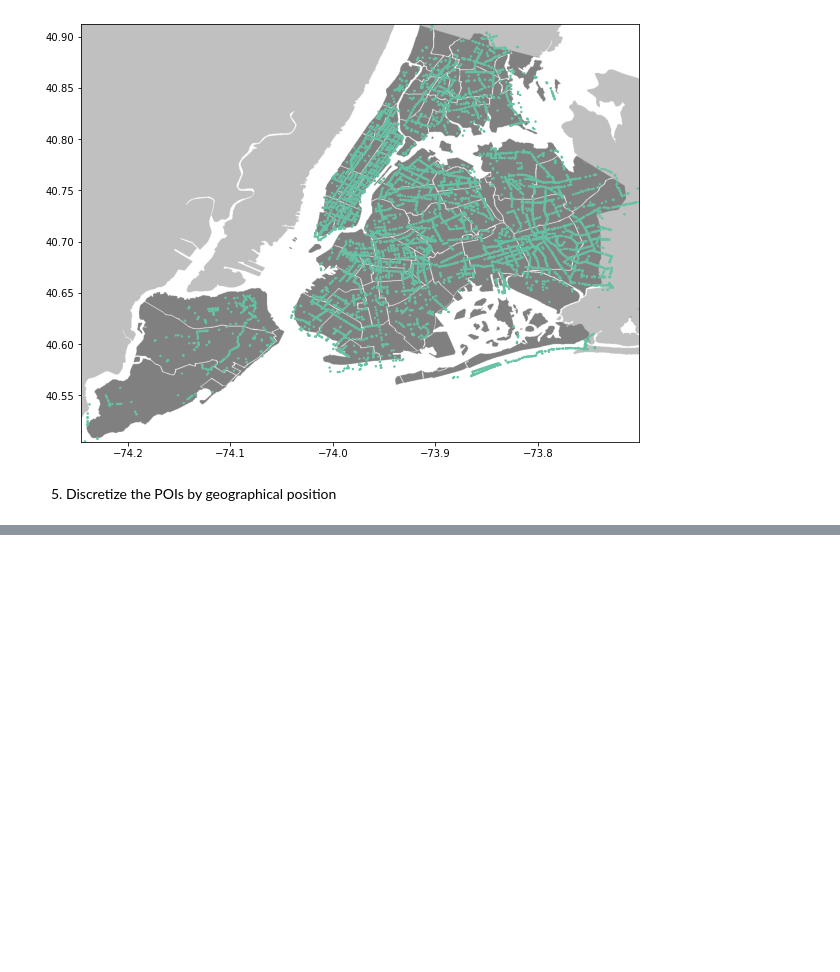
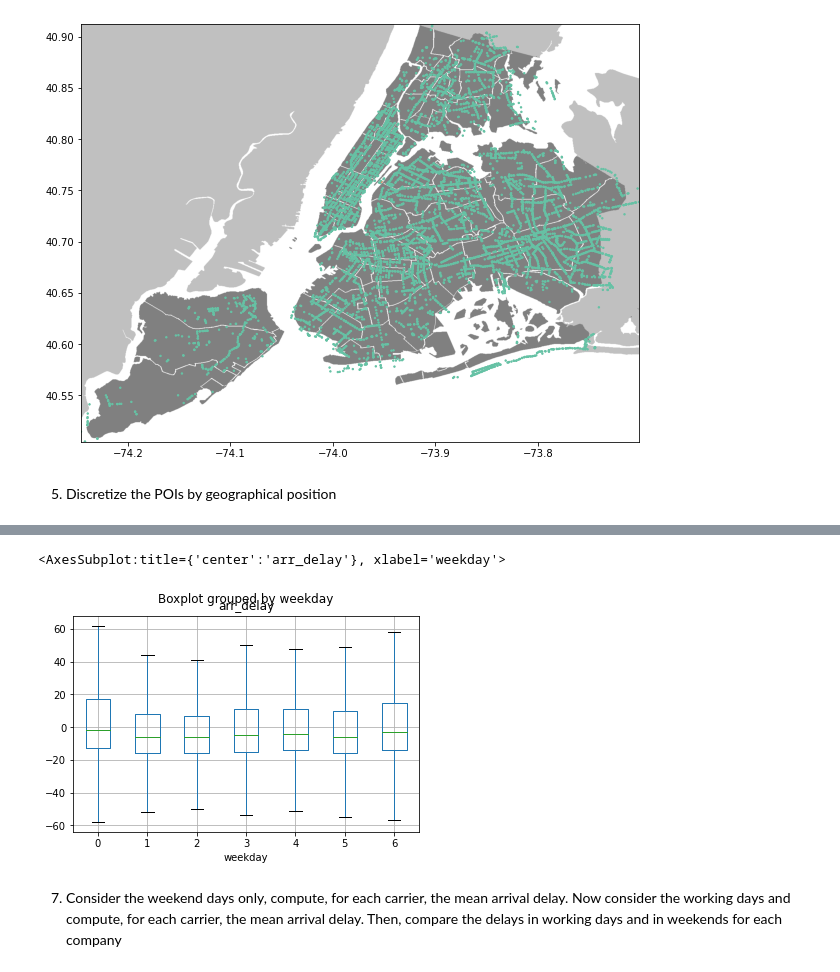
Before and after one commit to Edoch94/data-science-lab-1, a Jupyter notebook: MyRepo/Lab5/Lab5.ipynb, the cells around one changed output, grey strips where cells are left out. Drawn from its saved outputs; the diff is of its cells as text; code cells hidden in the pictures; blank space fills up the shorter version.

```diff
--- a/MyRepo/Lab5/Lab5.ipynb
+++ b/MyRepo/Lab5/Lab5.ipynb
@@ -180,0 +384,9 @@ NY_map_plot(data_IN, 'highway')
+# %%
+# Pandas
+
+flight.boxplot(by='weekday', column='arr_delay', showfliers = False)
+# %% [output]
+<AxesSubplot:title={'center':'arr_delay'}, xlabel='weekday'>
+[figure, added]
+# %% [markdown]
+7. Consider the weekend days only, compute, for each carrier, the mean arrival delay. Now consider the working days and compute, for each carrier, the mean arrival delay. Then, compare the delays in working days and in weekends for each company
```
Also changed, not shown: parts of 52 cells of this notebook, 1 other file.
